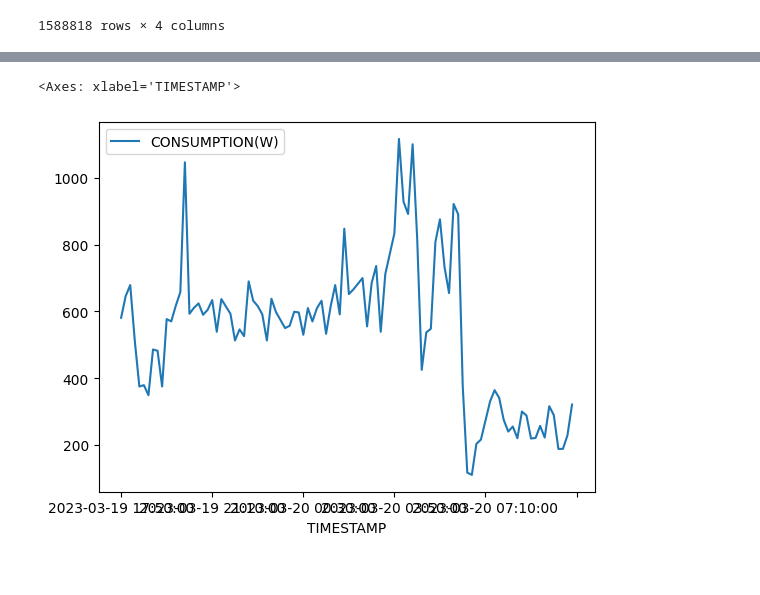
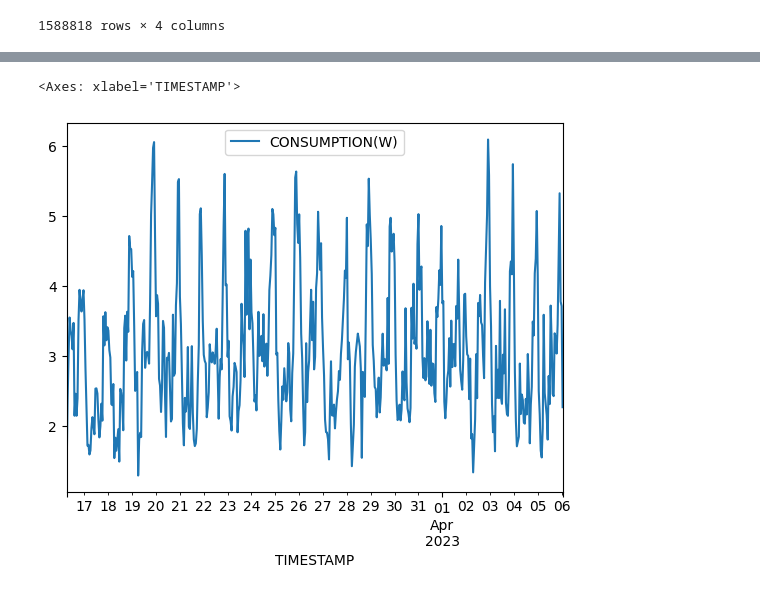
Before and after one commit to youngseonseo/BEMS, a Jupyter notebook: ai/floor_prediction/floor_lstm.ipynb, the cells around one changed output, grey strips where cells are left out. Drawn from its saved outputs; the diff is of its cells as text; code cells hidden in the pictures.

```diff
--- a/ai/floor_prediction/floor_lstm.ipynb
+++ b/ai/floor_prediction/floor_lstm.ipynb
@@ -60,7 +37,11 @@ df_561_1
 # %%
+df_561_1 = df.query("`BUILDING` == 561 and `FLOOR` == 1")
+
 df_561_1['TIMESTAMP'] = pd.to_datetime(df_561_1['TIMESTAMP'])
 df_561_1.set_index(df_561_1['TIMESTAMP'], drop=True, inplace=True)
 df_561_1.drop(['BUILDING', 'FLOOR','TIMESTAMP'], axis=1, inplace=True)
+df_561_1['CONSUMPTION(W)'] /= 1000.0
+df_561_1 = df_561_1.resample(rule='60T').max()
 df_561_1
 # %% [output]
 A value is trying to be set on a copy of a slice from a DataFrame.
@@ -105,6 +80,9 @@ df_561_1.head(1000).plot()
 # %%
 df_561_2 = df.query("`BUILDING` == 561 and `FLOOR` == 2")
+df_561_2['TIMESTAMP'] = pd.to_datetime(df_561_2['TIMESTAMP'])
 df_561_2.drop(['BUILDING', 'FLOOR'], axis=1, inplace=True)
 df_561_2.set_index('TIMESTAMP', inplace=True)
+df_561_2['CONSUMPTION(W)'] /= 1000.0
+df_561_2 = df_561_2.resample(rule='60T').max()
 df_561_2
 # %% [output]
@@ -136,6 +129,9 @@ df_12.head(6*24*3).plot()
 # %%
 df_561_3 = df.query("`BUILDING` == 561 and `FLOOR` == 3")
+df_561_3['TIMESTAMP'] = pd.to_datetime(df_561_3['TIMESTAMP'])
 df_561_3.drop(['BUILDING', 'FLOOR'], axis=1, inplace=True)
 df_561_3.set_index('TIMESTAMP', inplace=True)
+df_561_3['CONSUMPTION(W)'] /= 1000.0
+df_561_3 = df_561_3.resample(rule='60T').max()
 df_561_3
 # %% [output]
@@ -159,0 +178,8 @@ See the caveats in the documentation: https://pandas.pydata.org/pandas-docs/stab
+# %%
+df_561_4 = df.query("`BUILDING` == 561 and `FLOOR` == 4")
+df_561_4['TIMESTAMP'] = pd.to_datetime(df_561_4['TIMESTAMP'])
+df_561_4.drop(['BUILDING', 'FLOOR'], axis=1, inplace=True)
+df_561_4.set_index('TIMESTAMP', inplace=True)
+df_561_4['CONSUMPTION(W)'] /= 1000.0
+df_561_4 = df_561_4.resample(rule='60T').sum()
+df_561_4
@@ -160,5 +226,5 @@ See the caveats in the documentation: https://pandas.pydata.org/pandas-docs/stab
 # %%
-df_561_1.iloc[500:600].plot()
+df_1234.iloc[:500].plot()
 # %% [output]
 <Axes: xlabel='TIMESTAMP'>
-[figure, old version]
+[figure, new version]
```
Also changed, not shown: parts of 54 cells of this notebook, 3 other files.
